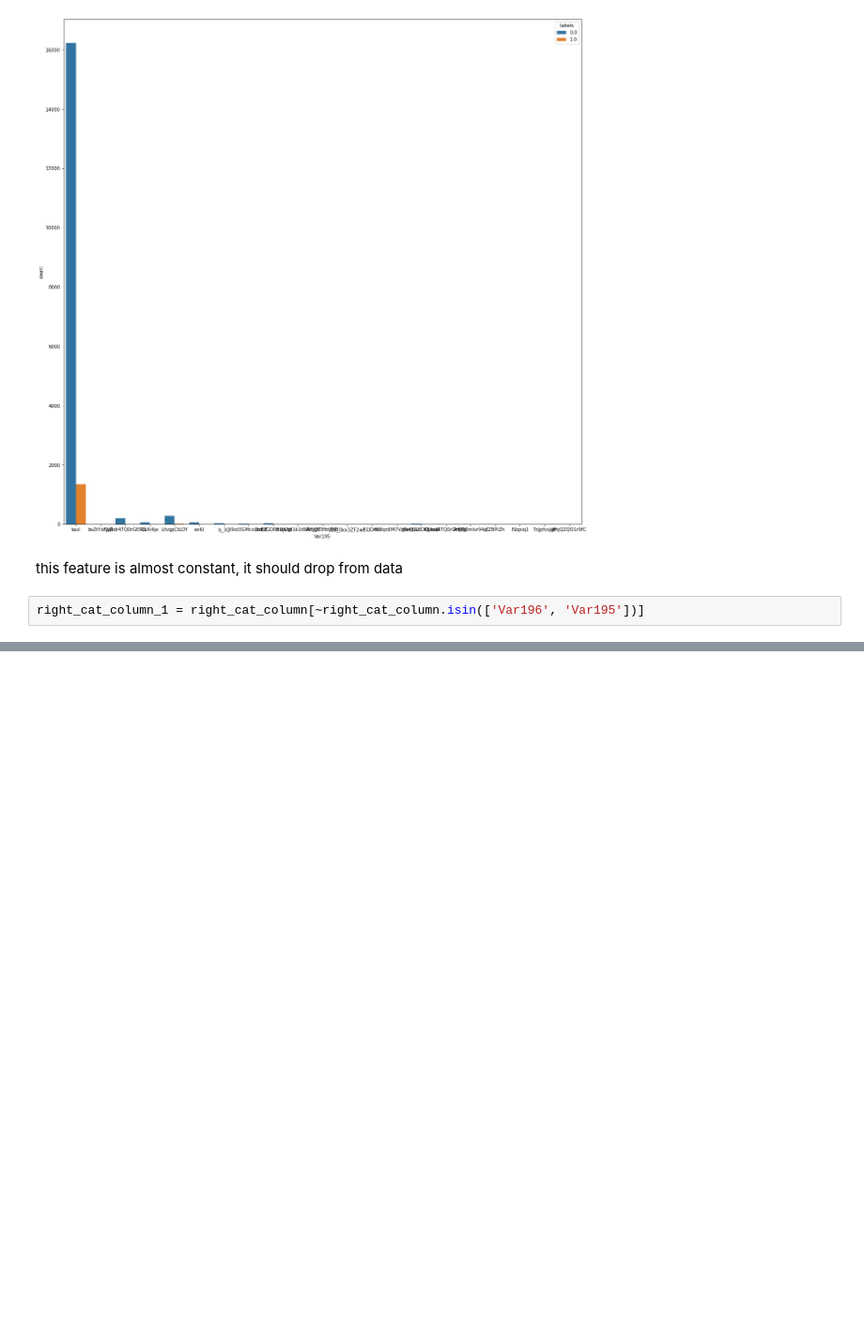
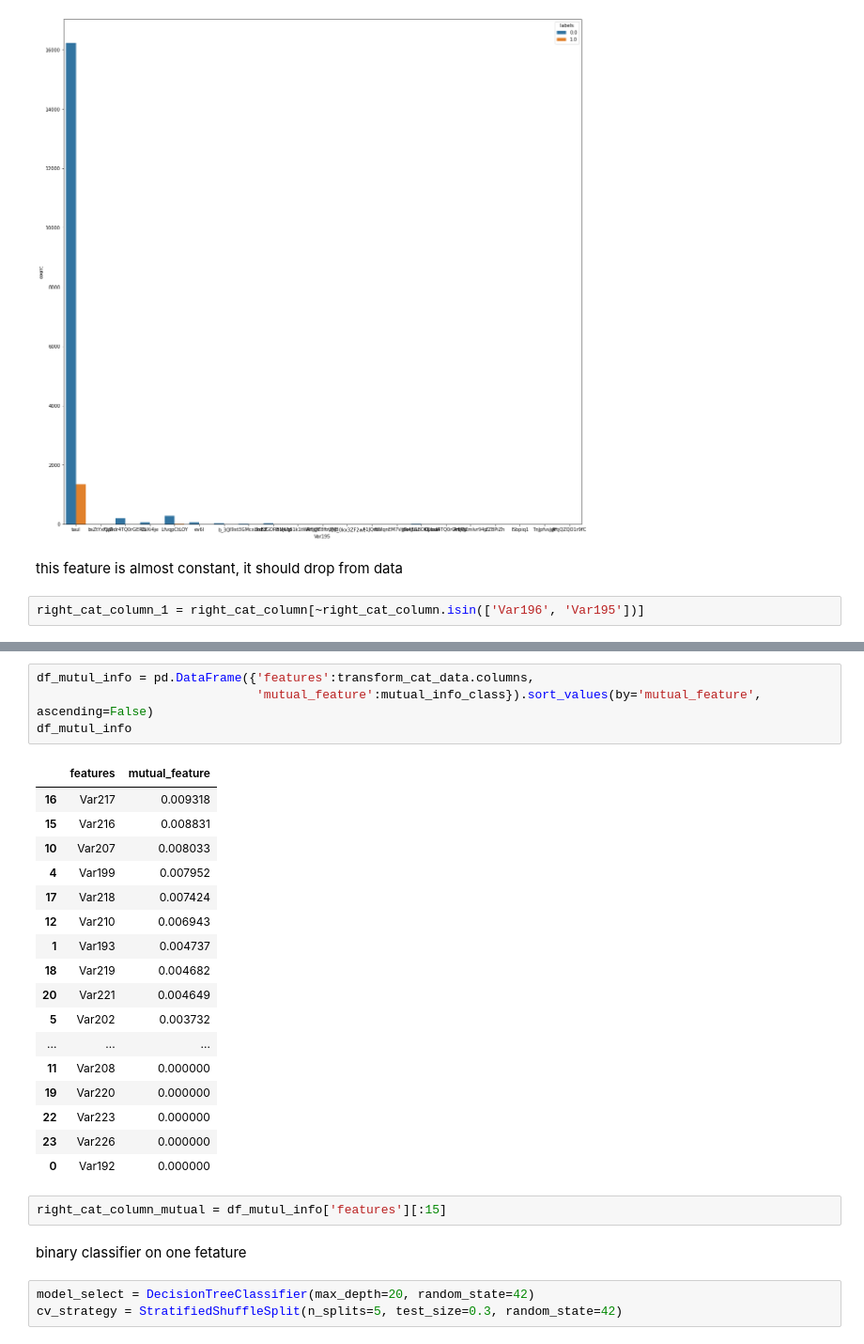
Before and after one commit to evdokimovdanila/churn_project, a Jupyter notebook: feature selection.ipynb, the cells around one changed output, grey strips where cells are left out. Shown at 94% size. Saved outputs shown, nothing was run; the diff lists cells and outputs as text; blank space fills up the shorter version.

Commit message:
chrck selecting feature based on quality model

```diff
--- a/feature selection.ipynb
+++ b/feature selection.ipynb
@@ -303,0 +347,29 @@ Correlation between feature and target
+# %%
+df_mutul_info = pd.DataFrame({'features':transform_cat_data.columns,
+                              'mutual_feature':mutual_info_class}).sort_values(by='mutual_feature', ascending=False)
+df_mutul_info
+# %% [output]
+|  | features | mutual_feature |
+| 16 | Var217 | 0.009318 |
+| 15 | Var216 | 0.008831 |
+| 10 | Var207 | 0.008033 |
+| 4 | Var199 | 0.007952 |
+| 17 | Var218 | 0.007424 |
+| 12 | Var210 | 0.006943 |
+| 1 | Var193 | 0.004737 |
+| 18 | Var219 | 0.004682 |
+| 20 | Var221 | 0.004649 |
+| 5 | Var202 | 0.003732 |
+| ... | ... | ... |
+| 11 | Var208 | 0.000000 |
+| 19 | Var220 | 0.000000 |
+| 22 | Var223 | 0.000000 |
+| 23 | Var226 | 0.000000 |
+| 0 | Var192 | 0.000000 |
+# %%
+right_cat_column_mutual = df_mutul_info['features'][:15]
+# %% [markdown]
+ binary classifier on one fetature
+# %%
+model_select = DecisionTreeClassifier(max_depth=20, random_state=42)
+cv_strategy = StratifiedShuffleSplit(n_splits=5, test_size=0.3, random_state=42)
```
Also changed, not shown: parts of 56 cells of this notebook, 23 other files.
